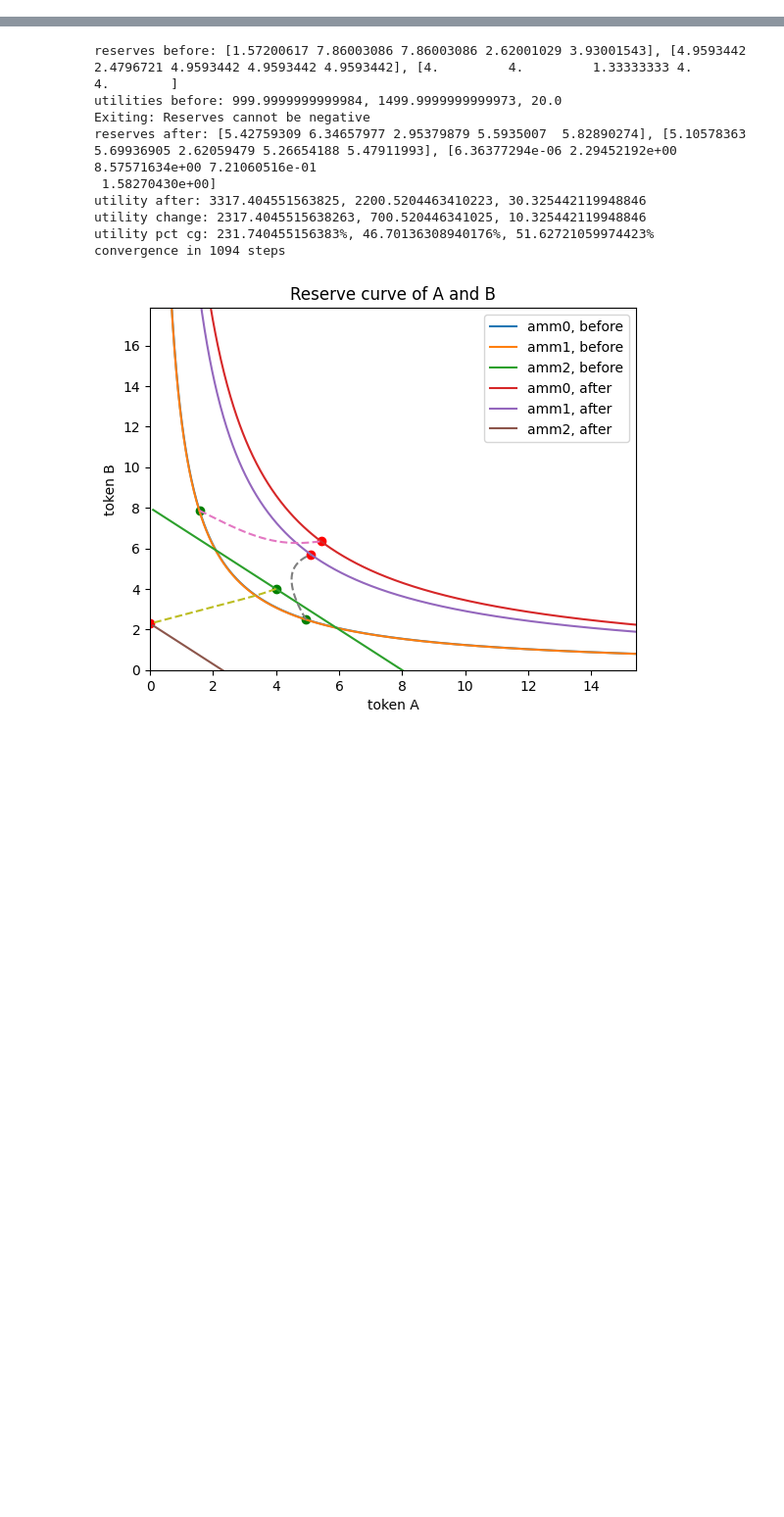
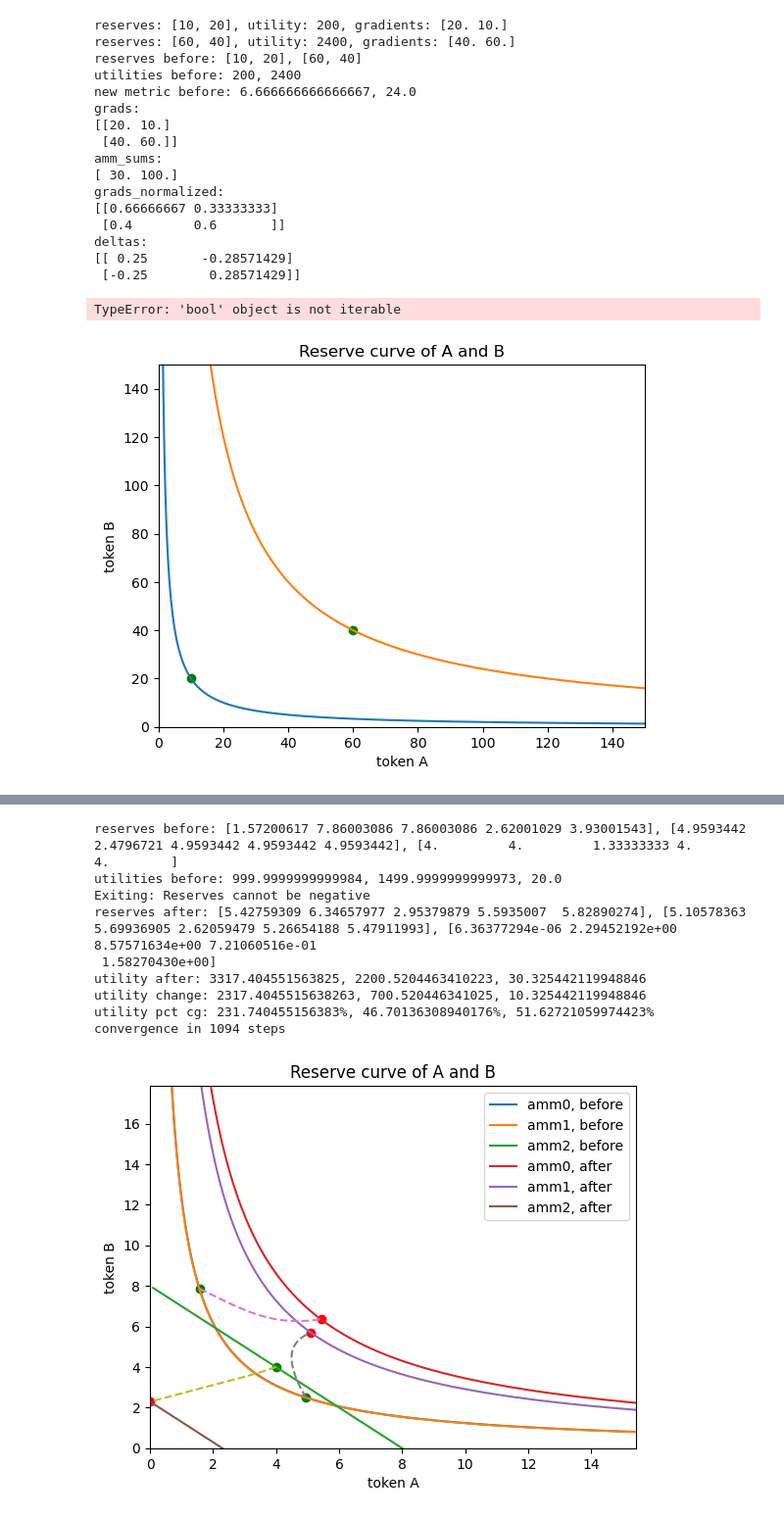
Before and after one commit to samdevo/AMM-experiments, a Jupyter notebook: notebooks/max_util.ipynb, the cells around one changed output, grey strips where cells are left out. Shown at 98% size. Cells and saved outputs as stored; diff of their text form; code cells hidden in the pictures; blank space fills up the shorter version.

```diff
--- a/max_util.ipynb
+++ b/notebooks/max_util.ipynb
@@ -315,4 +337,43 @@ def rebalance_n_amms(amms, epsilon, alpha, vis1="A", vis2="B", max_val=20):
     print(f"convergence in {reserves.shape[0]} steps")
     return reserves, utility
+# %%
+
+tokens = ['A', 'B']
+token_index = {token: i for i, token in enumerate(tokens)}
+
+amms = []
+# amms.append(ConstantProductAMM.from_prices([2, 1], 150, [1, 1]))
+# amms.append(ConstantProductAMM.from_prices([1, 2, 1], 3000, [1, 1, 1]))
+# amms.append(ConstantProductAMM.from_prices([1, 2], 150, [1, 1]))
+amms.append(ConstantProductAMM([10, 20]))
+amms.append(ConstantProductAMM([60, 40]))
+# amms.append(ConstantProductAMM([100, 150]))
+# amms.append(ConstantProductAMM([1, 1, 1]))
+# amms.append(ConstantSumAMM.from_prices([6, 1, 1], 30))
+# amms.append(ConstantSumAMM.from_prices([1, 1, 3, 1, 1], 20))
+for amm in amms:
+    print(f"reserves: {amm.reserve}, utility: {amm.utility}, gradients: {amm.gradients()}")
+
+reserves, utility = rebalance_n_amms(amms, 1e-3, 5, "A", "B", 150)
+# amms[0].plot("A", "B")
+# %% [output]
+reserves: [10, 20], utility: 200, gradients: [20. 10.]
+reserves: [60, 40], utility: 2400, gradients: [40. 60.]
+reserves before: [10, 20], [60, 40]
+utilities before: 200, 2400
+new metric before: 6.666666666666667, 24.0
+grads:
+[[20. 10.]
+ [40. 60.]]
+amm_sums:
+[ 30. 100.]
+grads_normalized:
+[[0.66666667 0.33333333]
+ [0.4        0.6       ]]
+deltas:
+[[ 0.25       -0.28571429]
+ [-0.25        0.28571429]]
+TypeError: 'bool' object is not iterable
+[figure, added]
 # %%
 
```
Also changed, not shown: parts of 5 cells of this notebook, 5 other files.
